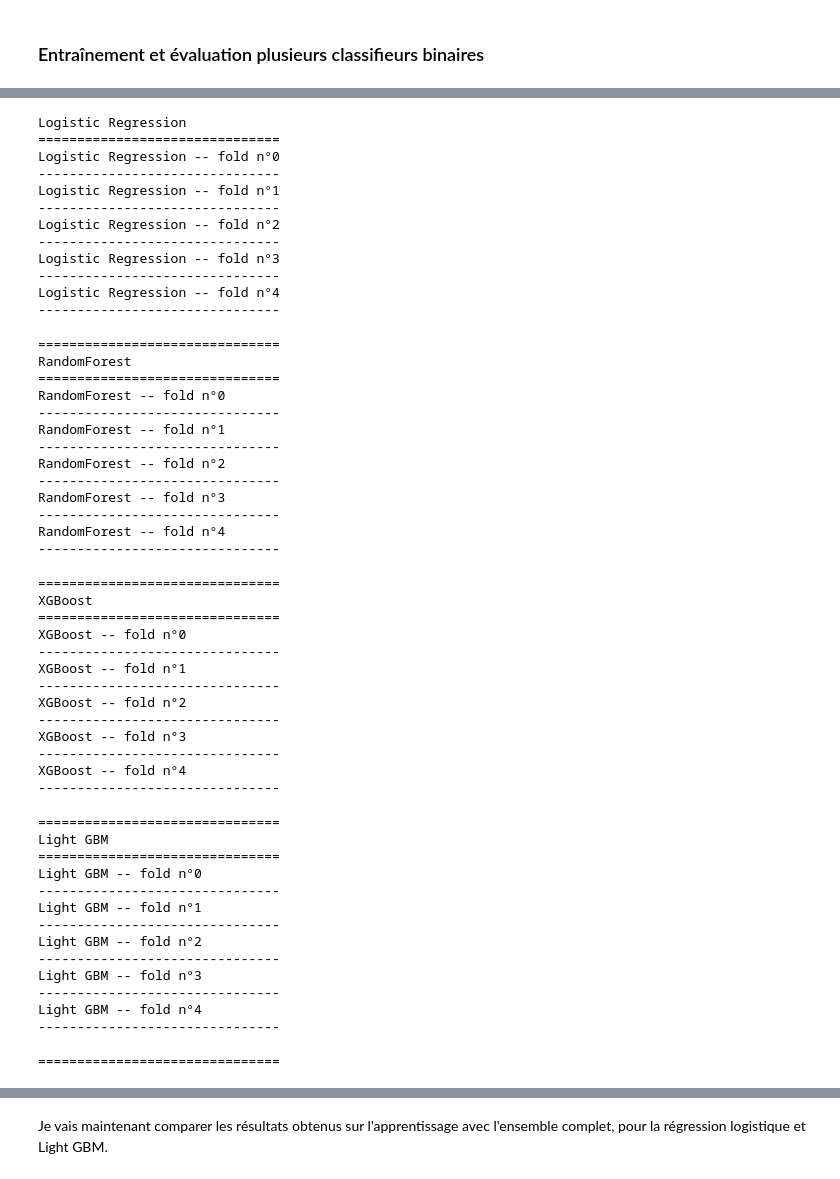
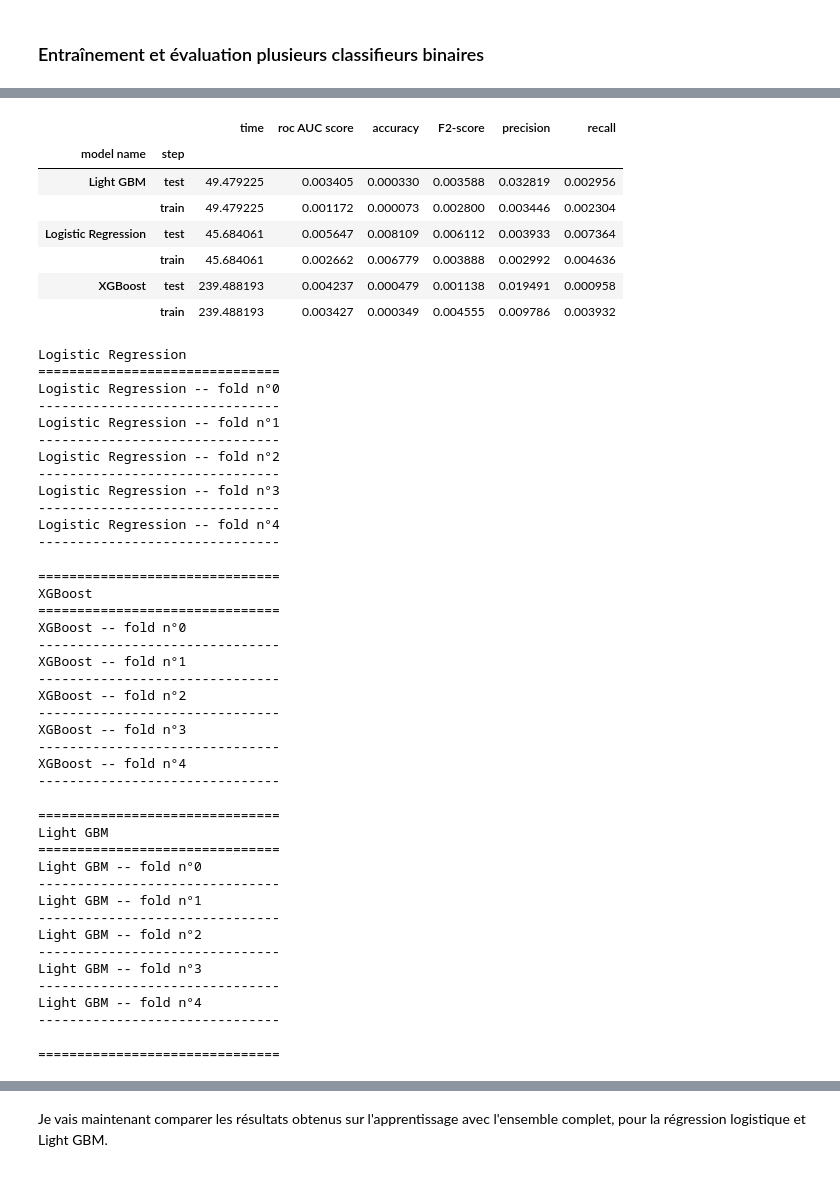
Before and after one commit to herospiki/OC, a Jupyter notebook: training_and_optimisation.ipynb, the cells around one changed output, grey strips where cells are left out. Drawn from its saved outputs; the diff is of its cells as text; code cells hidden in the pictures.

```diff
--- a/training_and_optimisation.ipynb
+++ b/training_and_optimisation.ipynb
@@ -251,5 +317,20 @@ def train_and_evaluate(X, y, with_smote=False, worf = False):
+# %%
+std_scores_df = scores_df.groupby(by=['model name', 'step']).agg(
+    {'time': sum, 'roc AUC score': 'std', 'accuracy': 'std', 'F2-score': 'std', 'precision': 'std', 'recall': 'std'})
+
+std_scores_df.to_pickle('../../gen_data/half_data_class_with_smote_std_scores_df.pkl')
+std_scores_df
+# %% [output]
+|  |  | time | roc AUC score | accuracy | F2-score | precision | recall |
+| model name | step |  |  |  |  |  |  |
+| Light GBM | test | 49.479225 | 0.003405 | 0.000330 | 0.003588 | 0.032819 | 0.002956 |
+|  | train | 49.479225 | 0.001172 | 0.000073 | 0.002800 | 0.003446 | 0.002304 |
+| Logistic Regression | test | 45.684061 | 0.005647 | 0.008109 | 0.006112 | 0.003933 | 0.007364 |
+|  | train | 45.684061 | 0.002662 | 0.006779 | 0.003888 | 0.002992 | 0.004636 |
+| XGBoost | test | 239.488193 | 0.004237 | 0.000479 | 0.001138 | 0.019491 | 0.000958 |
+|  | train | 239.488193 | 0.003427 | 0.000349 | 0.004555 | 0.009786 | 0.003932 |
 # %%
-scores_df, table_scores = train_and_evaluate(X_sample, y_sample, with_smote=False)
+scores_df, table_scores = train_and_evaluate(X_sample, y_sample, with_smote=False, worf=True)
 # %% [output]
 Logistic Regression
 ===============================
@@ -264,45 +345,32 @@ Logistic Regression -- fold n°3
 Logistic Regression -- fold n°4
 -------------------------------
 ===============================
-RandomForest
+XGBoost
 ===============================
-RandomForest -- fold n°0
+XGBoost -- fold n°0
 -------------------------------
-RandomForest -- fold n°1
+XGBoost -- fold n°1
 -------------------------------
-RandomForest -- fold n°2
+XGBoost -- fold n°2
 -------------------------------
-RandomForest -- fold n°3
+XGBoost -- fold n°3
 -------------------------------
-RandomForest -- fold n°4
+XGBoost -- fold n°4
 -------------------------------
 ===============================
-XGBoost
+Light GBM
 ===============================
-XGBoost -- fold n°0
+Light GBM -- fold n°0
 -------------------------------
-XGBoost -- fold n°1
+Light GBM -- fold n°1
 -------------------------------
-XGBoost -- fold n°2
+Light GBM -- fold n°2
 -------------------------------
-XGBoost -- fold n°3
+Light GBM -- fold n°3
 -------------------------------
-XGBoost -- fold n°4
+Light GBM -- fold n°4
 -------------------------------
 ===============================
-Light GBM
-===============================
-Light GBM -- fold n°0
--------------------------------
-Light GBM -- fold n°1
--------------------------------
-Light GBM -- fold n°2
--------------------------------
-Light GBM -- fold n°3
--------------------------------
-Light GBM -- fold n°4
--------------------------------
-===============================
 # %%
 mean_scores_df = scores_df.groupby(by=['model name', 'step']).agg(
     {'time': sum, 'roc AUC score': 'mean', 'accuracy': 'mean', 'F2-score': 'mean', 'precision': 'mean', 'recall': 'mean'})
```
Also changed, not shown: parts of 24 cells of this notebook, 1 other file.
